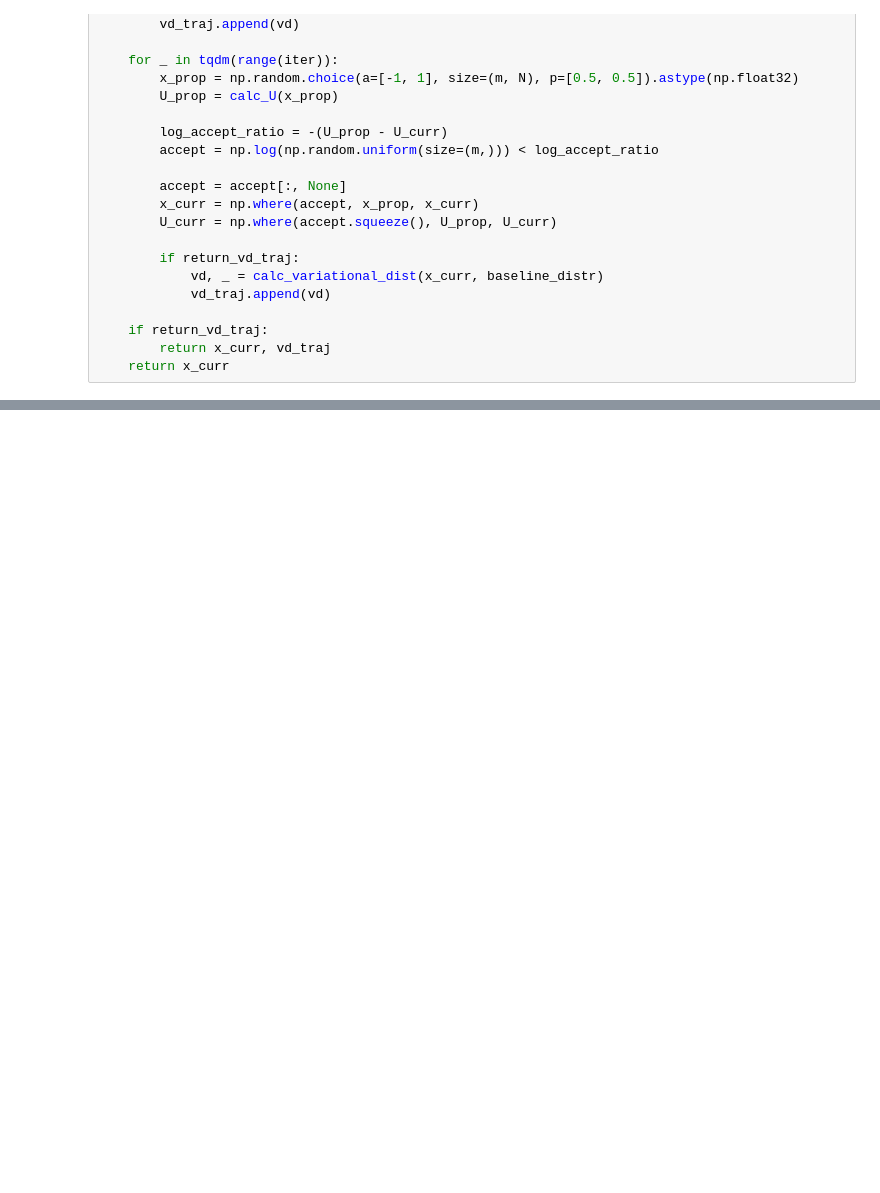
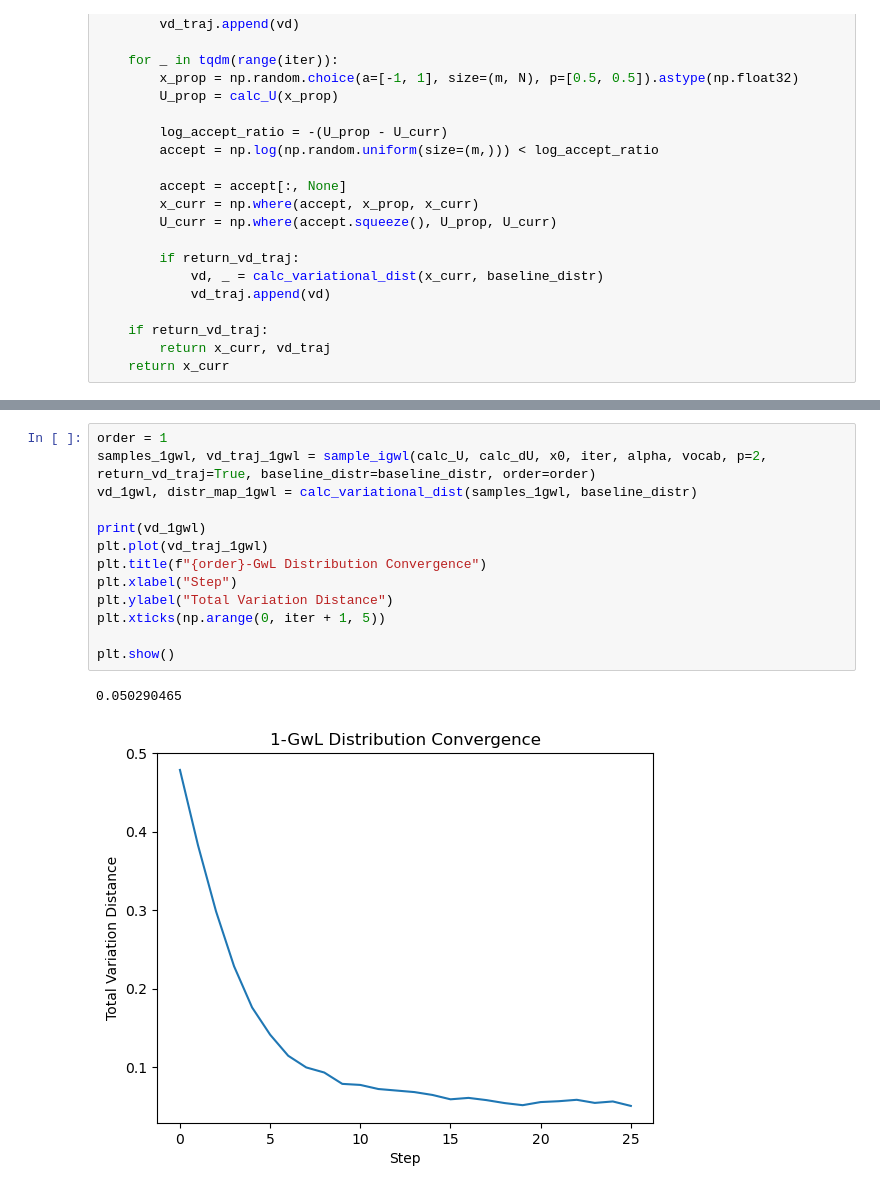
Before and after one commit to shainotshy1/MCMC_Comparisons, a Jupyter notebook: LanguageAlign/test.ipynb, the cells around one changed output, grey strips where cells are left out. Saved outputs shown, nothing was run; the diff lists cells and outputs as text; blank space fills up the shorter version.

```diff
--- a/LanguageAlign/test.ipynb
+++ b/LanguageAlign/test.ipynb
@@ -329,0 +436,16 @@ plt.show()
+# %%
+order = 1
+samples_1gwl, vd_traj_1gwl = sample_igwl(calc_U, calc_dU, x0, iter, alpha, vocab, p=2, return_vd_traj=True, baseline_distr=baseline_distr, order=order)
+vd_1gwl, distr_map_1gwl = calc_variational_dist(samples_1gwl, baseline_distr)
+
+print(vd_1gwl)
+plt.plot(vd_traj_1gwl)
+plt.title(f"{order}-GwL Distribution Convergence")
+plt.xlabel("Step")
+plt.ylabel("Total Variation Distance")
+plt.xticks(np.arange(0, iter + 1, 5))
+
+plt.show()
+# %% [output]
+0.050290465
+[figure, added]
```
Also changed, not shown: parts of 12 cells of this notebook.
